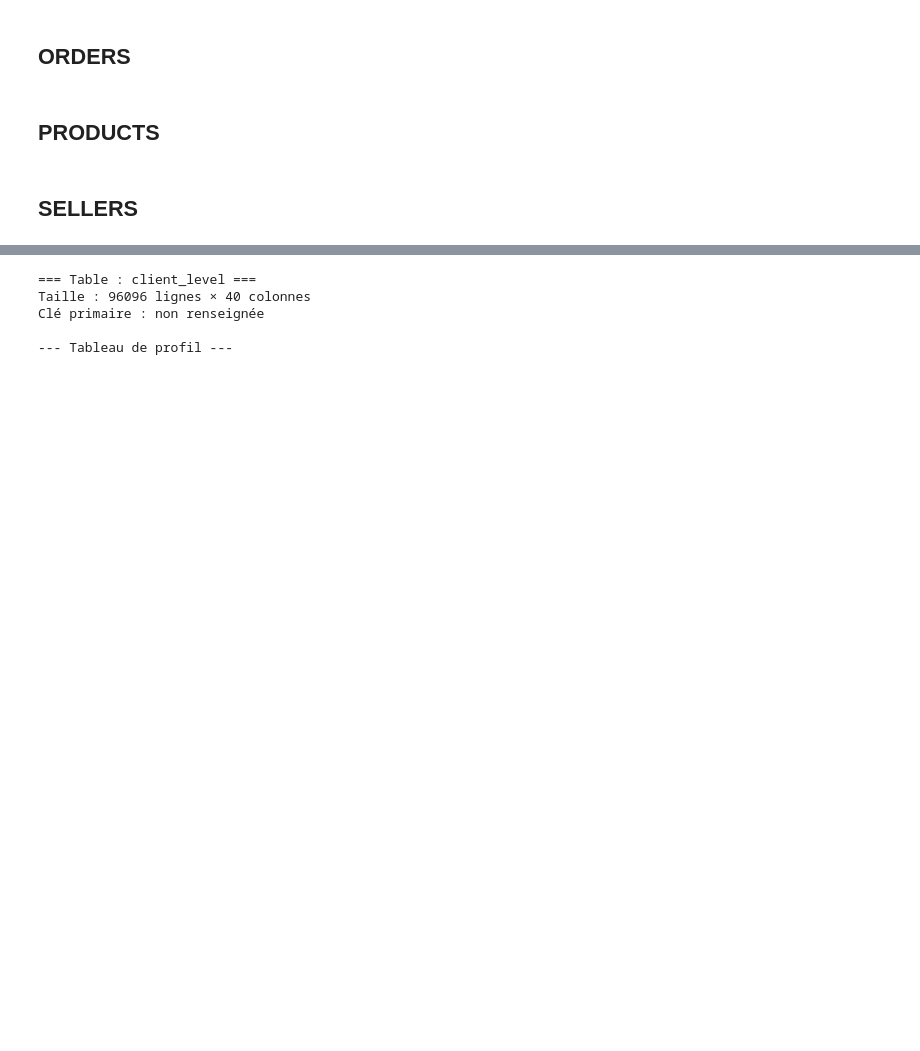
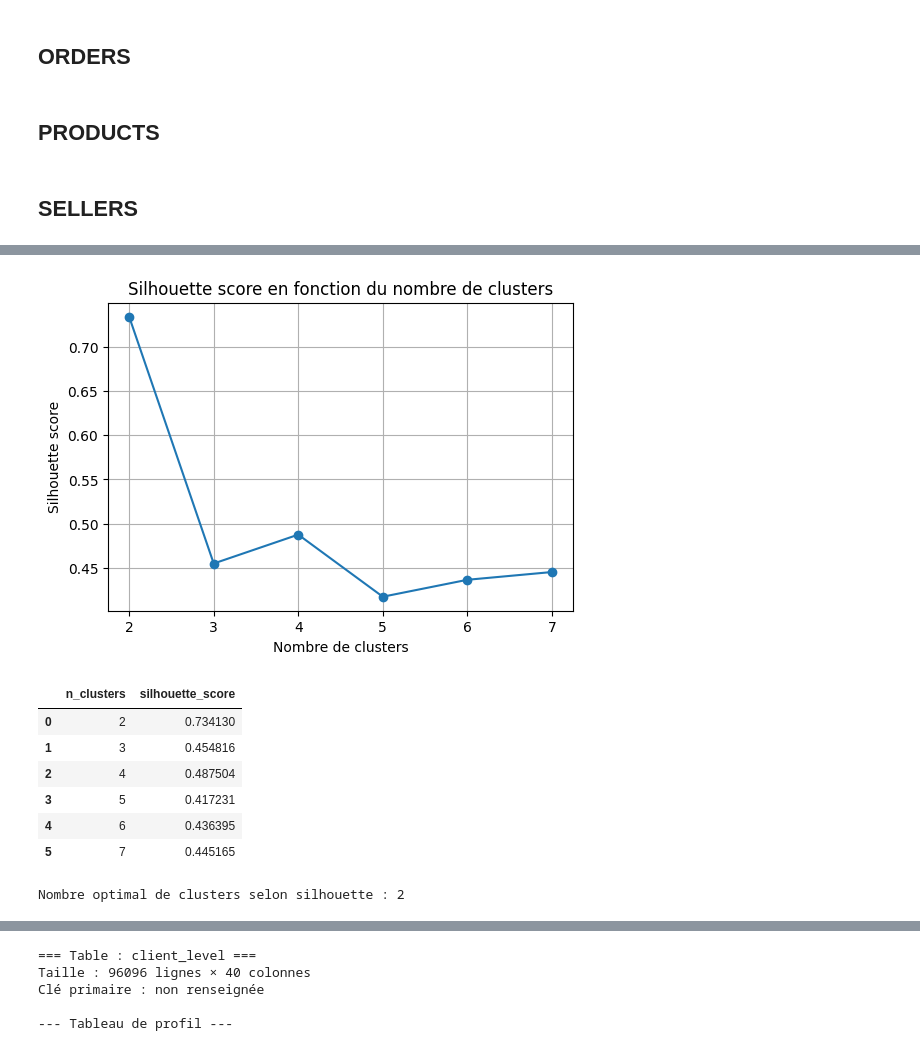
Before and after one commit to tpedCode/P05, a Jupyter notebook: notebooks/Barret_Marjorie_Notebook_P5_2511.ipynb, the cells around one changed output, grey strips where cells are left out. Saved outputs shown, nothing was run; the diff lists cells and outputs as text; code cells hidden in the pictures; blank space fills up the shorter version.

Commit message:
Maj du clustering avec uniquement variables rfm

```diff
--- a/notebooks/Barret_Marjorie_Notebook_P5_2511.ipynb
+++ b/notebooks/Barret_Marjorie_Notebook_P5_2511.ipynb
@@ -431,0 +651,45 @@ orders[cols_to_convert_orders] = orders[cols_to_convert_orders].apply(
+# %%
+# --- Paramètres ---
+range_n_clusters = range(2, 8)
+silhouette_scores = []
+random_state = 42  # Pour reproductibilité
+
+# Préparer les données pour le clustering (ignore colonne cluster si elle existe)
+df_for_clustering = df_k_means_v1.drop(columns=['cluster_init'], errors='ignore')
+
+# --- Calcul des scores silhouette ---
+for k in range_n_clusters:
+    kmeans = KMeans(n_clusters=k, random_state=random_state)
+    labels = kmeans.fit_predict(df_for_clustering)
+    score = silhouette_score(df_for_clustering, labels)
+    silhouette_scores.append(score)
+
+# --- Affichage de la courbe ---
+plt.figure(figsize=(6,4))
+plt.plot(range_n_clusters, silhouette_scores, marker='o')
+plt.title("Silhouette score en fonction du nombre de clusters")
+plt.xlabel("Nombre de clusters")
+plt.ylabel("Silhouette score")
+plt.grid(True)
+plt.show()
+
+# --- Tableau des résultats ---
+results_df = pd.DataFrame({
+    "n_clusters": list(range_n_clusters),
+    "silhouette_score": silhouette_scores
+})
+display(results_df)
+
+# --- Meilleur nombre de clusters selon silhouette ---
+best_k = results_df.loc[results_df['silhouette_score'].idxmax(), 'n_clusters']
+print("Nombre optimal de clusters selon silhouette :", best_k)
+# %% [output]
+[figure, added]
+|  | n_clusters | silhouette_score |
+| 0 | 2 | 0.734130 |
+| 1 | 3 | 0.454816 |
+| 2 | 4 | 0.487504 |
+| 3 | 5 | 0.417231 |
+| 4 | 6 | 0.436395 |
+| 5 | 7 | 0.445165 |
+Nombre optimal de clusters selon silhouette : 2
```
Also changed, not shown: parts of 24 cells of this notebook.
